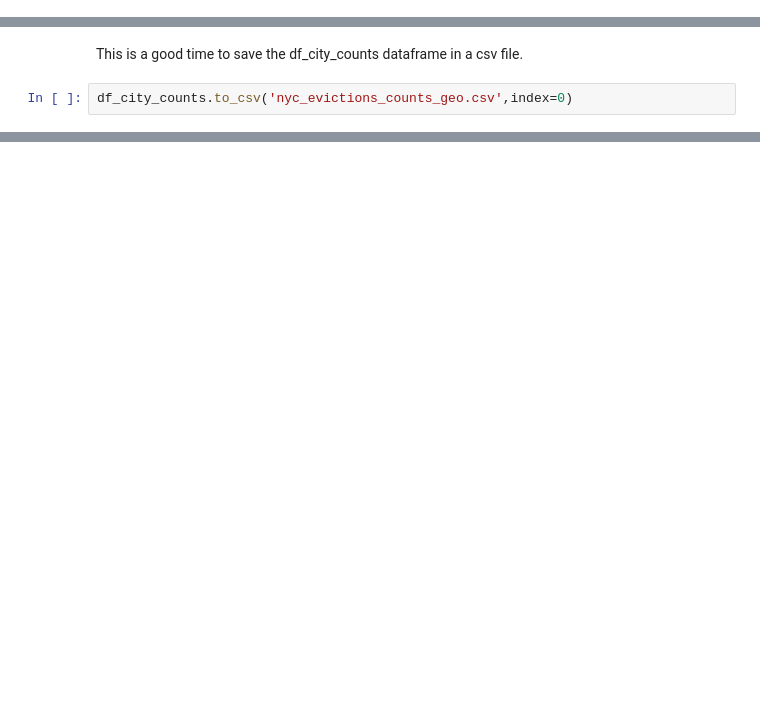
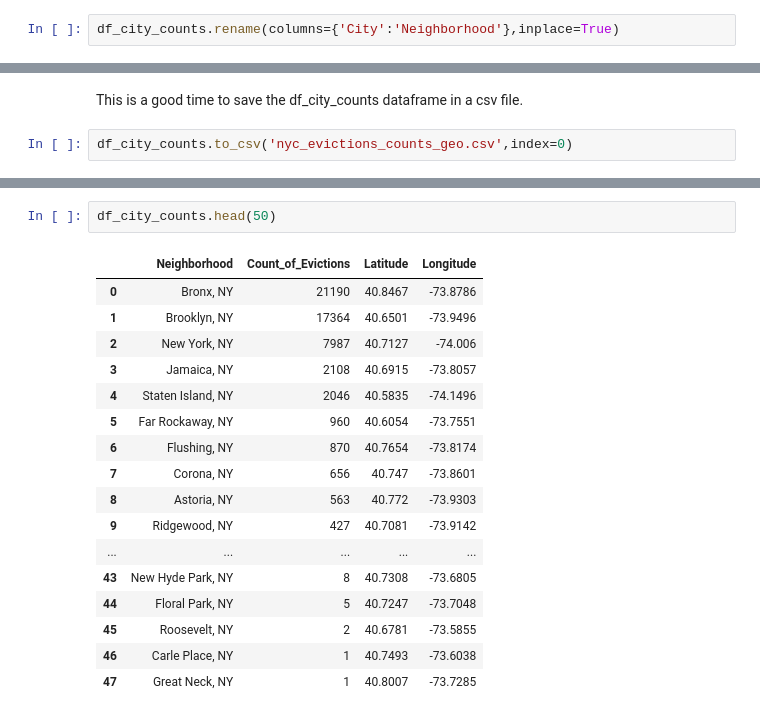
Before and after one commit to abiswas20/Data_Sci_Projects, a Jupyter notebook: Evictions.ipynb, the cells around one changed output, grey strips where cells are left out. Saved outputs shown, nothing was run; the diff lists cells and outputs as text; blank space fills up the shorter version.

```diff
--- a/Evictions.ipynb
+++ b/Evictions.ipynb
@@ -710,0 +705,2 @@ df_city_counts.head()
+# %%
+df_city_counts.rename(columns={'City':'Neighborhood'},inplace=True)
@@ -717,3 +722,23 @@ NY_eviction_map=folium.Map(location=[lat-0.1,lon],zoom_start=10)        #0.1 is
 NY_eviction_map
 # %% [output]
 [interactive output not drawn]
+# %%
+df_city_counts.head(50)
+# %% [output]
+|  | Neighborhood | Count_of_Evictions | Latitude | Longitude |
+| 0 | Bronx, NY | 21190 | 40.8467 | -73.8786 |
+| 1 | Brooklyn, NY | 17364 | 40.6501 | -73.9496 |
+| 2 | New York, NY | 7987 | 40.7127 | -74.006 |
+| 3 | Jamaica, NY | 2108 | 40.6915 | -73.8057 |
+| 4 | Staten Island, NY | 2046 | 40.5835 | -74.1496 |
+| 5 | Far Rockaway, NY | 960 | 40.6054 | -73.7551 |
+| 6 | Flushing, NY | 870 | 40.7654 | -73.8174 |
+| 7 | Corona, NY | 656 | 40.747 | -73.8601 |
+| 8 | Astoria, NY | 563 | 40.772 | -73.9303 |
+| 9 | Ridgewood, NY | 427 | 40.7081 | -73.9142 |
+| ... | ... | ... | ... | ... |
+| 43 | New Hyde Park, NY | 8 | 40.7308 | -73.6805 |
+| 44 | Floral Park, NY | 5 | 40.7247 | -73.7048 |
+| 45 | Roosevelt, NY | 2 | 40.6781 | -73.5855 |
+| 46 | Carle Place, NY | 1 | 40.7493 | -73.6038 |
+| 47 | Great Neck, NY | 1 | 40.8007 | -73.7285 |
```
Also changed, not shown: parts of 16 cells of this notebook, 8 other files.
